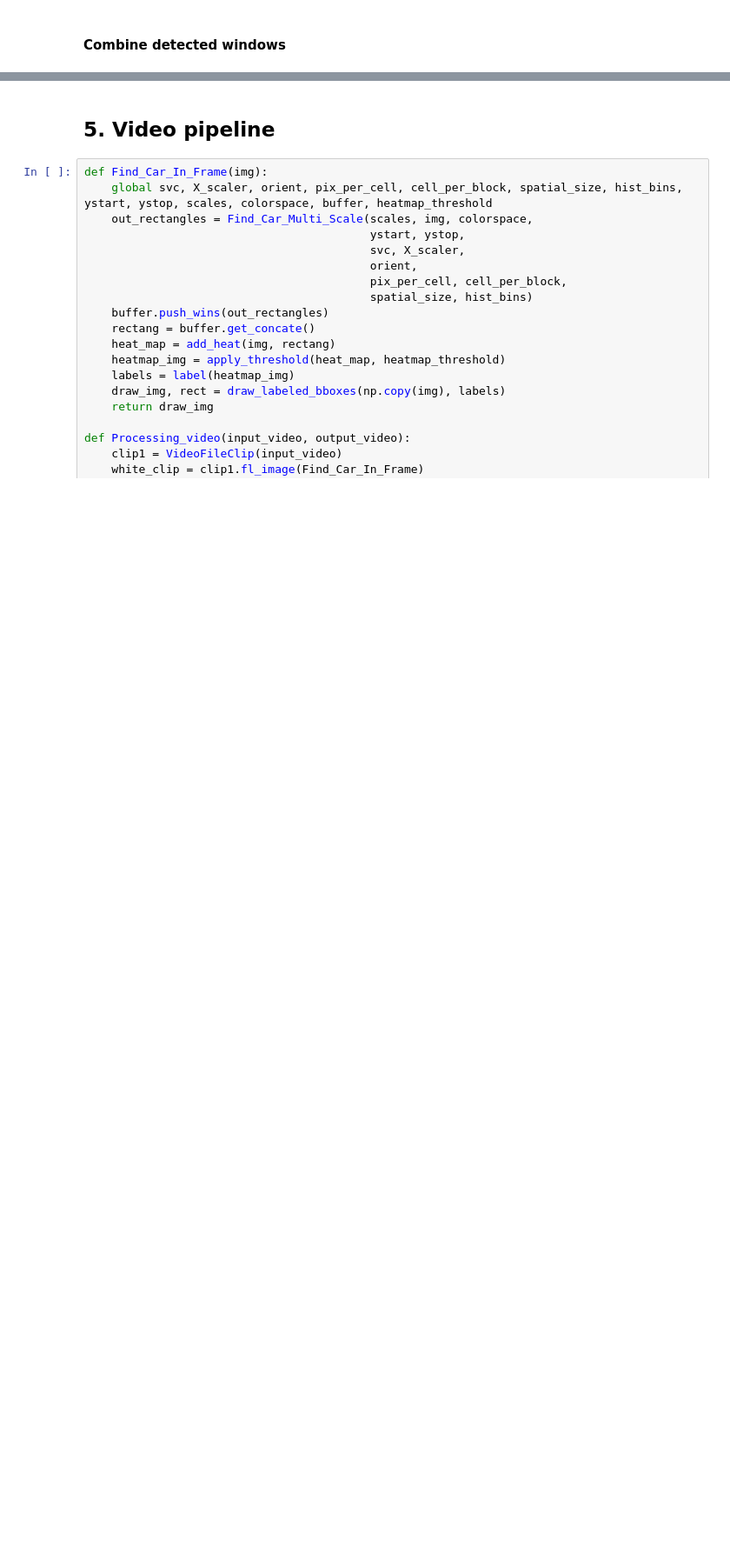
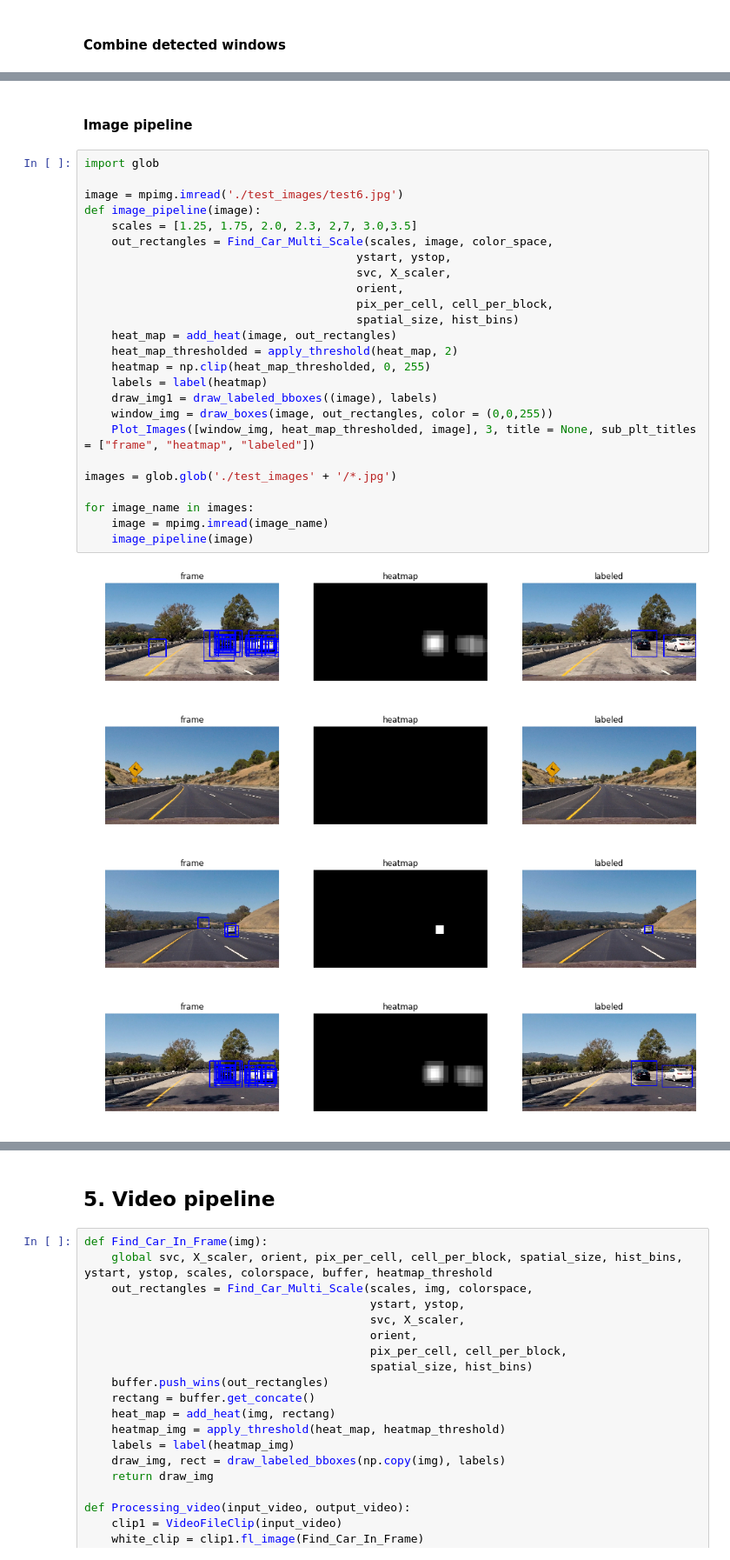
Before and after one commit to truongconghiep/CarND-Vehicle-Detection, a Jupyter notebook: CarND-Vehicle-Detection.ipynb, the cells around one changed output, grey strips where cells are left out. Shown at 87% size. Drawn from its saved outputs; the diff is of its cells as text; blank space fills up the shorter version.

```diff
--- a/CarND-Vehicle-Detection.ipynb
+++ b/CarND-Vehicle-Detection.ipynb
@@ -262,0 +256,32 @@ plt.show()
+# %% [markdown]
+#### Image pipeline
+# %%
+import glob
+
+image = mpimg.imread('./test_images/test6.jpg')
+def image_pipeline(image):
+    scales = [1.25, 1.75, 2.0, 2.3, 2,7, 3.0,3.5]
+    out_rectangles = Find_Car_Multi_Scale(scales, image, color_space,
+                                        ystart, ystop,
+                                        svc, X_scaler,
+                                        orient,
+                                        pix_per_cell, cell_per_block,
+                                        spatial_size, hist_bins)
+    heat_map = add_heat(image, out_rectangles)
+    heat_map_thresholded = apply_threshold(heat_map, 2)
+    heatmap = np.clip(heat_map_thresholded, 0, 255)
+    labels = label(heatmap)
+    draw_img1 = draw_labeled_bboxes((image), labels)
+    window_img = draw_boxes(image, out_rectangles, color = (0,0,255))
+    Plot_Images([window_img, heat_map_thresholded, image], 3, title = None, sub_plt_titles  = ["frame", "heatmap", "labeled"])
+
+images = glob.glob('./test_images' + '/*.jpg')
+
+for image_name in images:
+    image = mpimg.imread(image_name)
+    image_pipeline(image)
+# %% [output]
+[figure, added]
+[figure, added]
+[figure, added]
+[figure, added]
```
Also changed, not shown: parts of 11 cells of this notebook, 8 other files.
